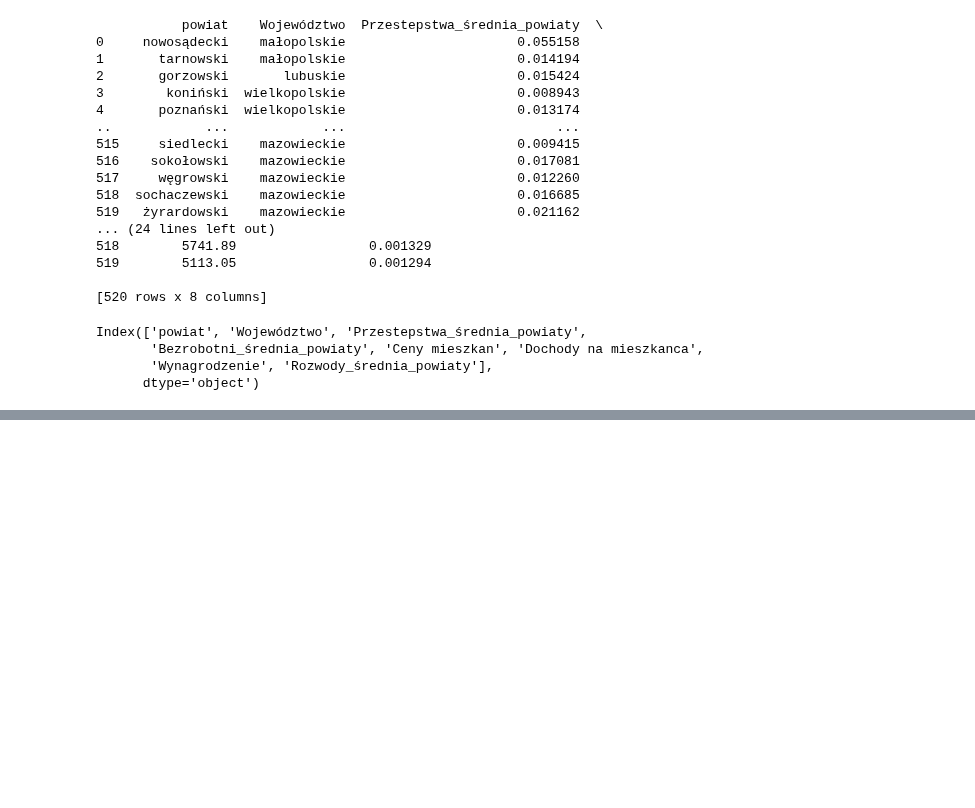
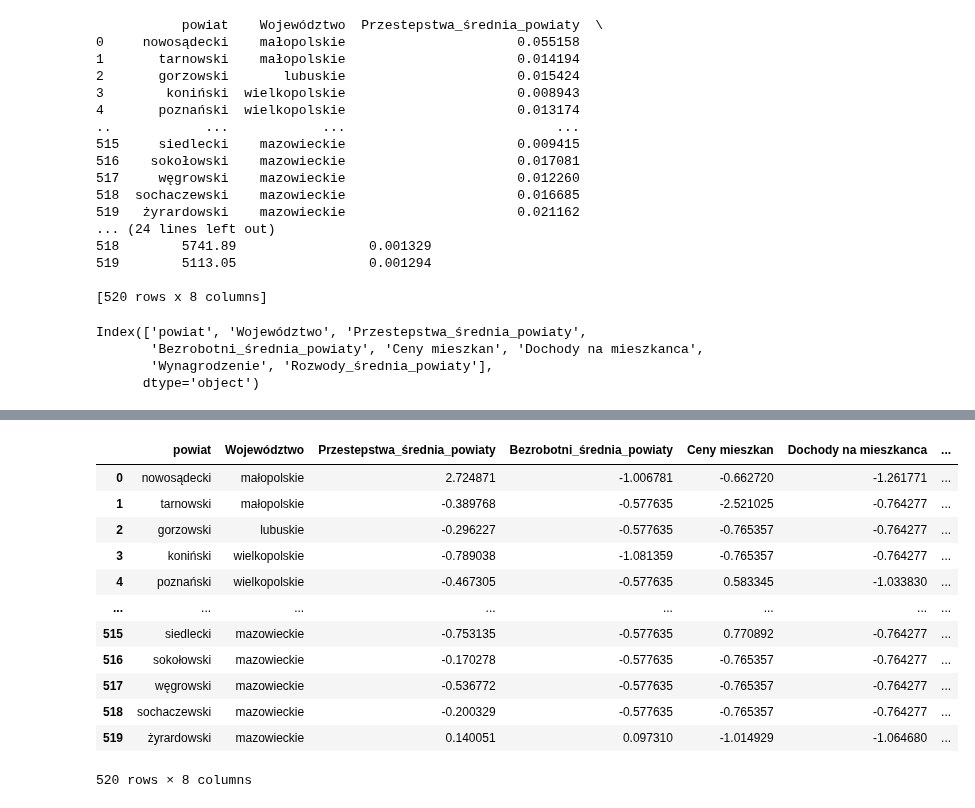
Before and after one commit to Psylo1226/Spatial-econometrics, a Jupyter notebook: Projekt_3/Projek_3.ipynb, the cells around one changed output, grey strips where cells are left out. Saved outputs shown, nothing was run; the diff lists cells and outputs as text; code cells hidden in the pictures; blank space fills up the shorter version.

```diff
--- a/Projekt_3/Projek_3.ipynb
+++ b/Projekt_3/Projek_3.ipynb
@@ -232,3 +280,19 @@ Index(['powiat', 'Województwo', 'Przestepstwa_średnia_powiaty',
+# %%
+merged
+# %% [output]
+|  | powiat | Województwo | Przestepstwa_średnia_powiaty | Bezrobotni_średnia_powiaty | Ceny mieszkan | Dochody na mieszkanca | ... |
+| 0 | nowosądecki | małopolskie | 2.724871 | -1.006781 | -0.662720 | -1.261771 | ... |
+| 1 | tarnowski | małopolskie | -0.389768 | -0.577635 | -2.521025 | -0.764277 | ... |
+| 2 | gorzowski | lubuskie | -0.296227 | -0.577635 | -0.765357 | -0.764277 | ... |
+| 3 | koniński | wielkopolskie | -0.789038 | -1.081359 | -0.765357 | -0.764277 | ... |
+| 4 | poznański | wielkopolskie | -0.467305 | -0.577635 | 0.583345 | -1.033830 | ... |
+| ... | ... | ... | ... | ... | ... | ... | ... |
+| 515 | siedlecki | mazowieckie | -0.753135 | -0.577635 | 0.770892 | -0.764277 | ... |
+| 516 | sokołowski | mazowieckie | -0.170278 | -0.577635 | -0.765357 | -0.764277 | ... |
+| 517 | węgrowski | mazowieckie | -0.536772 | -0.577635 | -0.765357 | -0.764277 | ... |
+| 518 | sochaczewski | mazowieckie | -0.200329 | -0.577635 | -0.765357 | -0.764277 | ... |
+| 519 | żyrardowski | mazowieckie | 0.140051 | 0.097310 | -1.014929 | -1.064680 | ... |
+520 rows × 8 columns
 # %%
 X = merged[['Bezrobotni_średnia_powiaty', 'Ceny mieszkan', 'Dochody na mieszkanca',
        'Wynagrodzenie', 'Rozwody_średnia_powiaty']]
```
Also changed, not shown: parts of 10 cells of this notebook.
